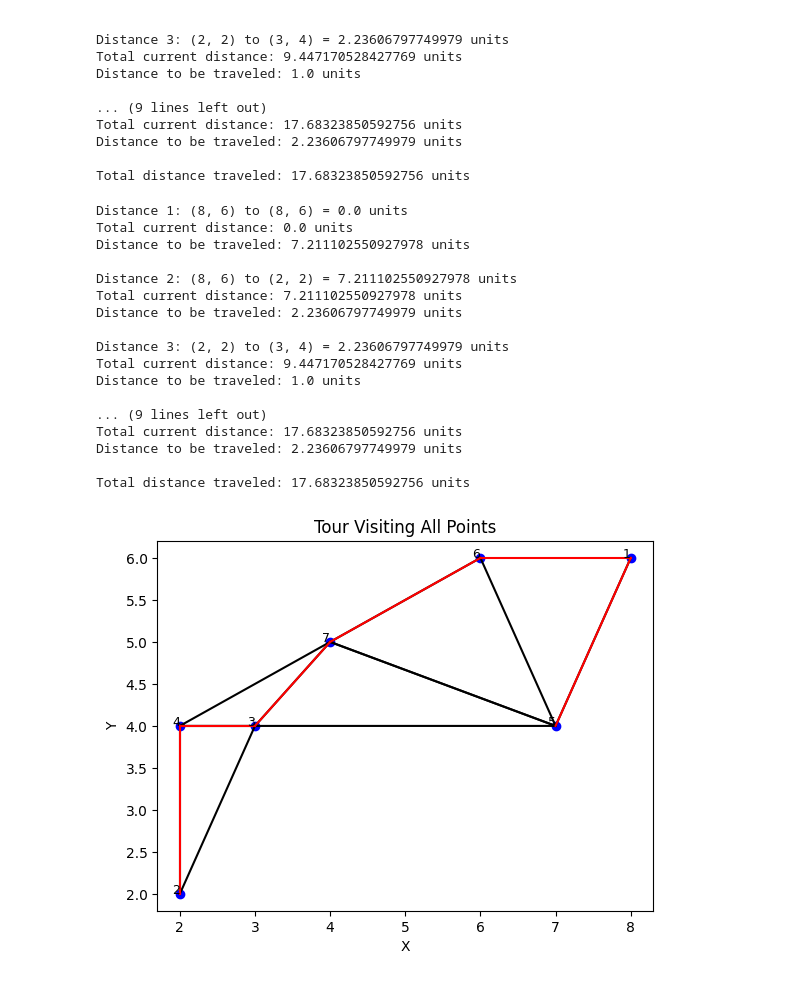
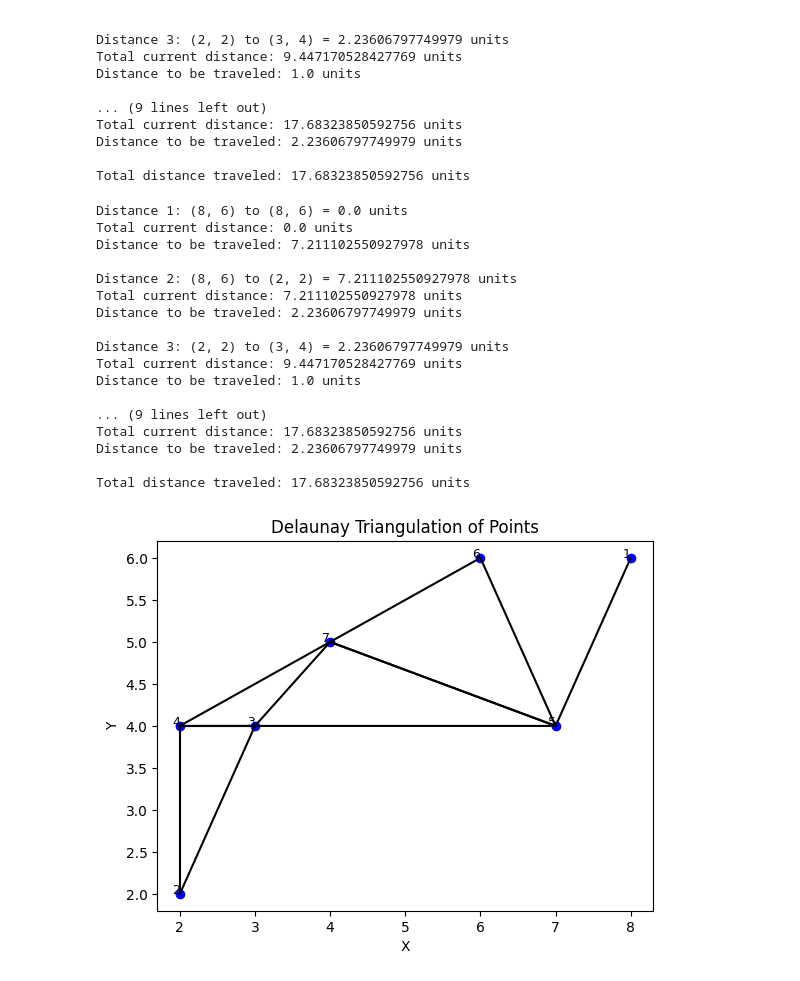
Before and after one commit to ansalf/UAV, a Jupyter notebook: visual.ipynb, the cells around one changed output. Saved outputs shown, nothing was run; the diff lists cells and outputs as text; code cells hidden in the pictures.

```diff
--- a/visual.ipynb
+++ b/visual.ipynb
@@ -219,7 +219,6 @@ from heapq import heappop, heappush
 import matplotlib.pyplot as plt
 from scipy.spatial import Delaunay
 from scipy.spatial import distance_matrix
-from scipy.sparse.csgraph import minimum_spanning_tree
 
 def euclidean_distance(point1, point2):
     # Calculate the Euclidean distance between two points
@@ -303,45 +302,32 @@ points = df[['X', 'Y']].values
 tri = Delaunay(points)
 
 # Menggambar triangulation
 for simplex in tri.simplices:
     plt.plot(points[simplex, 0], points[simplex, 1], 'k-')
 
-# Menghitung matriks jarak antar titik
-dist_matrix = distance_matrix(points, points)
-
-# Membuat minimum spanning tree (MST)
-mst = minimum_spanning_tree(dist_matrix)
-
-# Menggambar jalur yang mengunjungi semua titik berdasarkan MST
-edges = np.array(np.where(mst.toarray() != 0)).T
-for edge in edges:
-    p1 = points[edge[0]]
-    p2 = points[edge[1]]
-    plt.plot([p1[0], p2[0]], [p1[1], p2[1]], 'r-')
-
 # Menambahkan judul dan label sumbu
-plt.title('Tour Visiting All Points')
+plt.title('Delaunay Triangulation of Points')
 plt.xlabel('X')
 plt.ylabel('Y')
 
 # Menampilkan plot
 plt.show()
 # %% [output]
 Distance 1: (8, 6) to (8, 6) = 0.0 units
 Total current distance: 0.0 units
 Distance to be traveled: 7.211102550927978 units
 
 Distance 2: (8, 6) to (2, 2) = 7.211102550927978 units
 Total current distance: 7.211102550927978 units
 Distance to be traveled: 2.23606797749979 units
 
 Distance 3: (2, 2) to (3, 4) = 2.23606797749979 units
 Total current distance: 9.447170528427769 units
 Distance to be traveled: 1.0 units
 
 ... (9 lines left out)
 Total current distance: 17.68323850592756 units
 Distance to be traveled: 2.23606797749979 units
 
 Total distance traveled: 17.68323850592756 units
-[figure, old version]
+[figure, new version]
```
Also changed, not shown: parts of 1 cell of this notebook.
